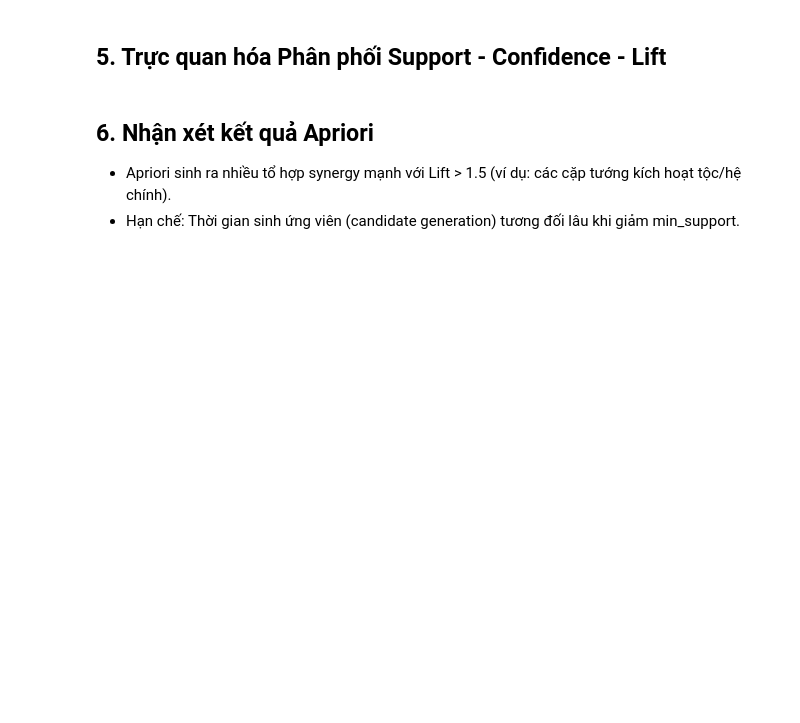
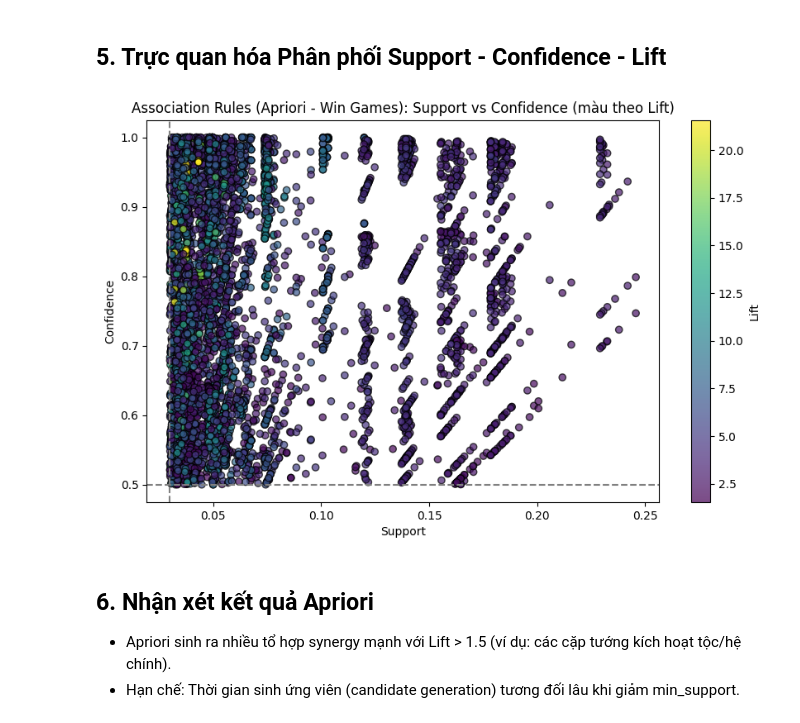
Before and after one commit to NAT100306/tft-meta-mining, a Jupyter notebook: notebooks/04_apriori.ipynb, the cells around one changed output. Cells and saved outputs as stored; diff of their text form; code cells hidden in the pictures; blank space fills up the shorter version.

```diff
--- a/notebooks/04_apriori.ipynb
+++ b/notebooks/04_apriori.ipynb
@@ -49,13 +39,12 @@ Ma trận Lose shape: (2000, 95)
 # %% [markdown]
 ## 2. Chạy thuật toán Apriori trên tập Thắng (Win)
 # %%
-# Khởi tạo Miner với max_len=3 (tìm tổ hợp 2-3 tướng/trang bị, chuẩn chiến thuật TFT)
-miner = AssociationRuleMiner(min_support=0.03, min_confidence=0.5, min_lift=1.2, max_len=3)
+miner = AssociationRuleMiner(min_support=0.03, min_confidence=0.5, min_lift=1.2, max_len=4)
 
 t0 = time.time()
-frequent_itemsets, rules, timing = miner.run_apriori(bin_win, win_label=True)
+frequent_itemsets, rules, timing = miner.run_apriori(bin_win_arm, win_label=True)
 apriori_time = time.time() - t0
 
-print(f'⏱️ Thời gian chạy Apriori: {apriori_time:.2f} giây')
-print(f'📦 Số tập mục phổ biến tìm được: {len(frequent_itemsets)}')
-print(f'📋 Số luật kết hợp sinh ra: {len(rules)}')
+print(f'Thời gian chạy Apriori: {apriori_time:.2f} giây')
+print(f'Số tập mục phổ biến tìm được: {len(frequent_itemsets)}')
+print(f'Số luật kết hợp sinh ra: {len(rules)}')
@@ -76,34 +105,17 @@ miner.format_rules(high_lift_rules, top_n=15)
 # %%
 %matplotlib inline
 import matplotlib.pyplot as plt
-
-print(f'📊 Đang vẽ biểu đồ phân tán cho {len(rules)} luật kết hợp...')
-
-fig, ax = plt.subplots(figsize=(10, 6))
-scatter = ax.scatter(
-    rules['support'],
-    rules['confidence'],
-    c=rules['lift'],
-    cmap='viridis',
-    alpha=0.7,
-    edgecolors='k',
-    linewidths=0.5
-)
-cbar = fig.colorbar(scatter, ax=ax)
-cbar.set_label('Chỉ số Lift (Độ cộng hưởng)', fontsize=11)
-
-ax.set_xlabel('Support (Tần suất xuất hiện)', fontsize=11)
-ax.set_ylabel('Confidence (Độ tin cậy)', fontsize=11)
-ax.set_title('Association Rules (Apriori - Win Games): Support vs Confidence (màu theo Lift)', fontsize=13, fontweight='bold')
-
-# Đường tham chiếu
-ax.axvline(0.03, color='gray', linestyle='--', label='Ngưỡng min_support = 0.03')
-ax.axhline(0.5, color='gray', linestyle='--', label='Ngưỡng min_confidence = 0.5')
-ax.legend(loc='lower right')
-ax.grid(True, linestyle=':', alpha=0.6)
-
-plt.tight_layout()
+plt.figure(figsize=(10, 6))
+scatter = plt.scatter(rules['support'], rules['confidence'], c=rules['lift'], cmap='viridis', alpha=0.7, edgecolors='k')
+plt.colorbar(scatter, label='Lift')
+plt.xlabel('Support')
+plt.ylabel('Confidence')
+plt.title('Association Rules (Apriori - Win Games): Support vs Confidence (màu theo Lift)')
+plt.axvline(0.03, color='gray', linestyle='--')
+plt.axhline(0.5, color='gray', linestyle='--')
 plt.show()
+# %% [output]
+[figure, added]
 # %% [markdown]
 ## 6. Nhận xét kết quả Apriori
 - Apriori sinh ra nhiều tổ hợp synergy mạnh với Lift > 1.5 (ví dụ: các cặp tướng kích hoạt tộc/hệ chính).
```
Also changed, not shown: parts of 6 cells of this notebook, 20 other files.
